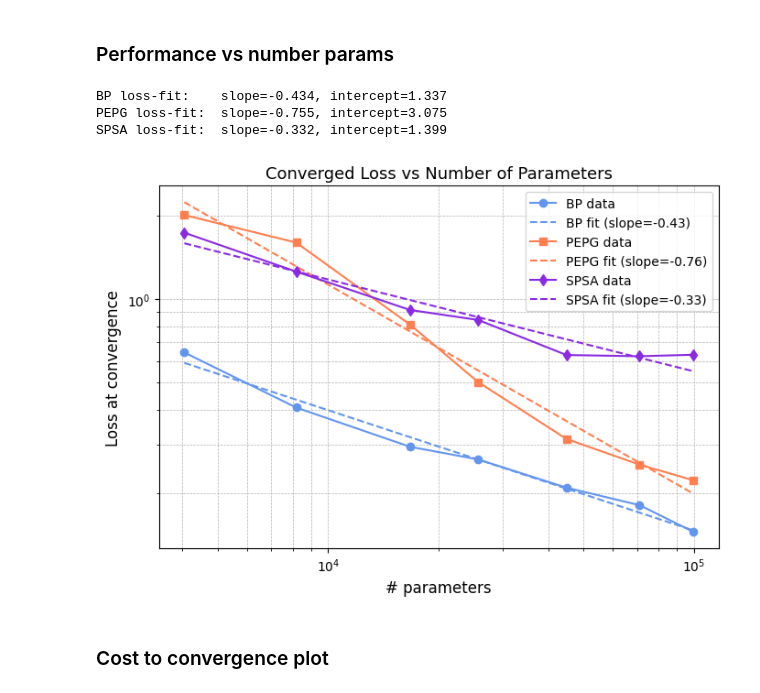
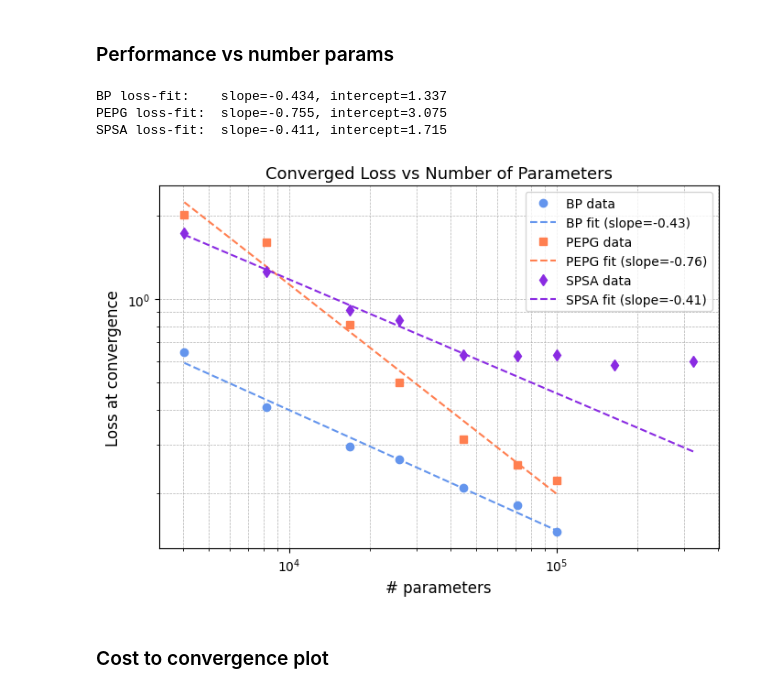
Before and after one commit to ASkalli/nonlinear_oscillator_network, a Jupyter notebook: MNIST/results/convergence_analysis.ipynb, the cells around one changed output. Drawn from its saved outputs; the diff is of its cells as text; code cells hidden in the pictures.

```diff
--- a/MNIST/results/convergence_analysis.ipynb
+++ b/MNIST/results/convergence_analysis.ipynb
@@ -291,21 +289,0 @@ plt.scatter(knee_idx_SPSA,loss_SPSA_conv)
-# %%
-fig, axs = plt.subplots(1, 2, figsize=(10, 4))  # 1 row, 2 columns
-
-for k, n_neurons in enumerate(N_neurons_vec):
-    # Train loss
-    axs[0].plot(avg_results_SPSA[k]['train_loss'], label=f"{n_neurons}")
-    axs[0].set_title("Train Loss")
-    axs[0].set_xlabel("Epoch")
-    axs[0].set_ylabel("Loss")
-
-    # Test loss
-    axs[1].plot(avg_results_SPSA[k]['test_loss'], label=f"{n_neurons}")
-    axs[1].set_title("Test Loss")
-    axs[1].set_xlabel("Epoch")
-    axs[1].set_ylabel("Loss")
-
-axs[0].legend(title="N_neurons")
-axs[1].legend(title="N_neurons")
-
-plt.tight_layout()
-plt.show()
@@ -312,22 +294,22 @@ plt.show()
 # %%
-N_dim_vec = []
+N_dim_vec_SPSA = []
 for k in range(len(avg_results_SPSA)):
     N_dim = int(avg_results_SPSA[k]['n_params'])
-    N_dim_vec.append(N_dim)
+    N_dim_vec_SPSA.append(N_dim)
 #N_dim_vec = [4045, 8180, 16750, 25720, 44860, 71035, 99710]
 
-print(N_dim_vec)
+print(N_dim_vec_SPSA)
 # peak memory data below was measured with the following terminal command  : "scalene --html memory_profile_SPSA.py" only need to change N_dim in the .py script repeatedly
 #added tracemalloc memory profiling because scalene does not monitor such a low memory usage per epoch
 
 #SPSA_mem_perepoch = [1.102, 1.554,2.559,3.516,5.373,8.092,11.039] # cost in MB
 #SPSA_mem_perepoch = [3.314, 3.875,5.022,5.906,8.131,10.953,14.787] # cost in MB
-SPSA_mem_perepoch = np.array([0.596, 0.999,1.942,2.535,4.489,6.197,8.794])/2/1000 # cost in MB more accurate
+SPSA_mem_perepoch = np.array([0.596, 0.999,1.942,2.535,4.489,6.197,8.794,13.341,25.559 ])/2/1000 # cost in MB more accurate
 
 SPSA_cost_to_conv = SPSA_mem_perepoch * knee_idx_SPSA
-plt.loglog(N_dim_vec,SPSA_cost_to_conv,'--.')
+plt.loglog(N_dim_vec_SPSA,SPSA_cost_to_conv,'--.')
 
-a_SPSA, b_SPSA = np.polyfit(np.log10(N_dim_vec), np.log10(SPSA_cost_to_conv), 1)  # linear fit
+a_SPSA, b_SPSA = np.polyfit(np.log10(N_dim_vec_SPSA), np.log10(SPSA_cost_to_conv), 1)  # linear fit
 print(f'slope {a_SPSA}')
 print(f'intercept {a_SPSA}')
 # %% [output]
@@ -431,44 +413,44 @@ intercept -4.6448798354752725
 # ----- power-law fits (log-log) -----
 a_BP_l,   b_BP_l   = np.polyfit(np.log10(N_dim_vec), np.log10(loss_BP_conv),   1)
 a_PEPG_l, b_PEPG_l = np.polyfit(np.log10(N_dim_vec), np.log10(loss_PEPG_conv), 1)
-a_SPSA_l, b_SPSA_l = np.polyfit(np.log10(N_dim_vec), np.log10(loss_SPSA_conv), 1)
+a_SPSA_l, b_SPSA_l = np.polyfit(np.log10(N_dim_vec_SPSA[:-4]), np.log10(loss_SPSA_conv[:-4]), 1)
 
 print(f"BP loss-fit:    slope={a_BP_l:.3f}, intercept={b_BP_l:.3f}")
 print(f"PEPG loss-fit:  slope={a_PEPG_l:.3f}, intercept={b_PEPG_l:.3f}")
 print(f"SPSA loss-fit:  slope={a_SPSA_l:.3f}, intercept={b_SPSA_l:.3f}")
 
 # Predicted fits in original scale
 fit_BP    = 10**(a_BP_l   * np.log10(N_dim_vec) + b_BP_l)
 fit_PEPG  = 10**(a_PEPG_l * np.log10(N_dim_vec) + b_PEPG_l)
-fit_SPSA  = 10**(a_SPSA_l * np.log10(N_dim_vec) + b_SPSA_l)
+fit_SPSA  = 10**(a_SPSA_l * np.log10(N_dim_vec_SPSA) + b_SPSA_l)
 
 # ----- plotting -----
 plt.figure(figsize=(7,5))
 
 # BP — cornflower blue
-plt.loglog(N_dim_vec, loss_BP_conv, 'o-', color='cornflowerblue', label='BP data')
+plt.loglog(N_dim_vec, loss_BP_conv, 'o', color='cornflowerblue', label='BP data')
 plt.loglog(N_dim_vec, fit_BP, '--',  color='cornflowerblue', label=f'BP fit (slope={a_BP_l:.2f})')
 
 # PEPG — coral
-plt.loglog(N_dim_vec, loss_PEPG_conv, 's-', color='coral', label='PEPG data')
+plt.loglog(N_dim_vec, loss_PEPG_conv, 's', color='coral', label='PEPG data')
 plt.loglog(N_dim_vec, fit_PEPG, '--',  color='coral', label=f'PEPG fit (slope={a_PEPG_l:.2f})')
 
 # SPSA — blueviolet
-plt.loglog(N_dim_vec, loss_SPSA_conv, 'd-', color='blueviolet', label='SPSA data')
-plt.loglog(N_dim_vec, fit_SPSA, '--',  color='blueviolet', label=f'SPSA fit (slope={a_SPSA_l:.2f})')
+plt.loglog(N_dim_vec_SPSA, loss_SPSA_conv, 'd', color='blueviolet', label='SPSA data')
+plt.loglog(N_dim_vec_SPSA, fit_SPSA, '--',  color='blueviolet', label=f'SPSA fit (slope={a_SPSA_l:.2f})')
 
 plt.xlabel(r'# parameters', fontsize=12)
 plt.ylabel('Loss at convergence', fontsize=12)
 plt.title('Converged Loss vs Number of Parameters', fontsize=13)
 plt.legend()
 plt.grid(True, which="both", ls="--", lw=0.5)
 plt.tight_layout()
 plt.show()
 # %% [output]
 BP loss-fit:    slope=-0.434, intercept=1.337
 PEPG loss-fit:  slope=-0.755, intercept=3.075
-SPSA loss-fit:  slope=-0.332, intercept=1.399
+SPSA loss-fit:  slope=-0.411, intercept=1.715
-[figure, old version]
+[figure, new version]
 # %% [markdown]
 ### Cost to convergence plot
 # %%
```
Also changed, not shown: parts of 7 cells of this notebook, 2 other files.
